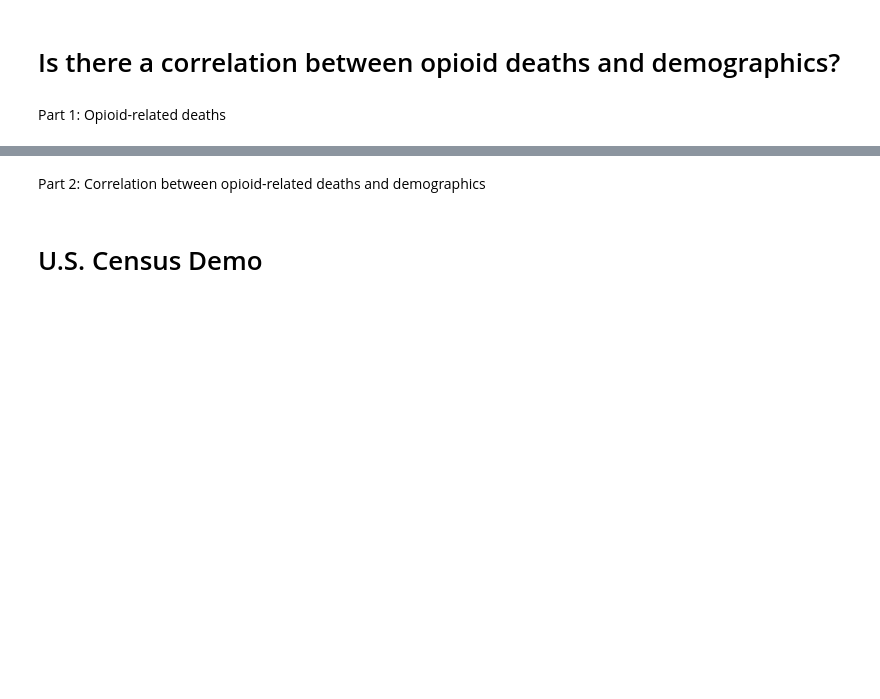
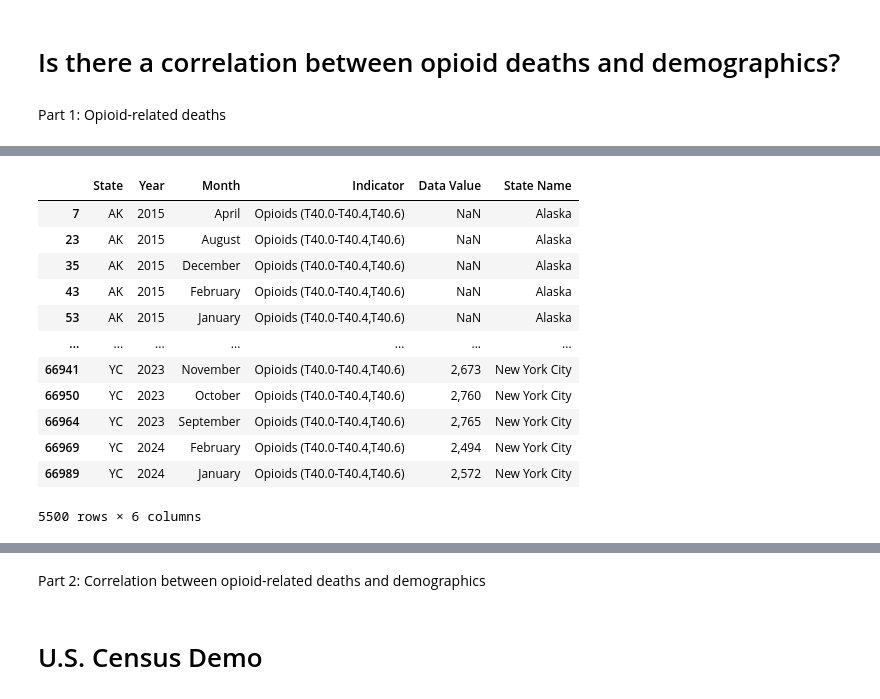
Before and after one commit to kikichan1/Project-1, a Jupyter notebook: masterfile.ipynb, the cells around one changed output, grey strips where cells are left out. Drawn from its saved outputs; the diff is of its cells as text; code cells hidden in the pictures; blank space fills up the shorter version.

```diff
--- a/masterfile.ipynb
+++ b/masterfile.ipynb
@@ -54,0 +45,19 @@ dtype: object
+# %%
+# Filter the DataFrame to keep only rows where the Indicator is "Opioids (T40.0-T40.4,T40.6)"
+opioids_data = drug_deaths[drug_deaths['Indicator'] == 'Opioids (T40.0-T40.4,T40.6)']
+
+opioids_data
+# %% [output]
+|  | State | Year | Month | Indicator | Data Value | State Name |
+| 7 | AK | 2015 | April | Opioids (T40.0-T40.4,T40.6) | NaN | Alaska |
+| 23 | AK | 2015 | August | Opioids (T40.0-T40.4,T40.6) | NaN | Alaska |
+| 35 | AK | 2015 | December | Opioids (T40.0-T40.4,T40.6) | NaN | Alaska |
+| 43 | AK | 2015 | February | Opioids (T40.0-T40.4,T40.6) | NaN | Alaska |
+| 53 | AK | 2015 | January | Opioids (T40.0-T40.4,T40.6) | NaN | Alaska |
+| ... | ... | ... | ... | ... | ... | ... |
+| 66941 | YC | 2023 | November | Opioids (T40.0-T40.4,T40.6) | 2,673 | New York City |
+| 66950 | YC | 2023 | October | Opioids (T40.0-T40.4,T40.6) | 2,760 | New York City |
+| 66964 | YC | 2023 | September | Opioids (T40.0-T40.4,T40.6) | 2,765 | New York City |
+| 66969 | YC | 2024 | February | Opioids (T40.0-T40.4,T40.6) | 2,494 | New York City |
+| 66989 | YC | 2024 | January | Opioids (T40.0-T40.4,T40.6) | 2,572 | New York City |
+5500 rows × 6 columns
```
Also changed, not shown: parts of 15 cells of this notebook.
